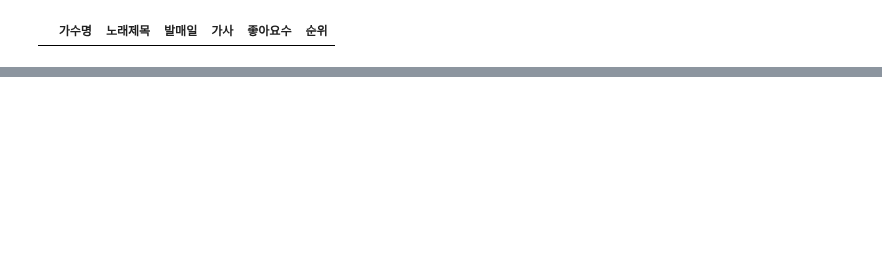
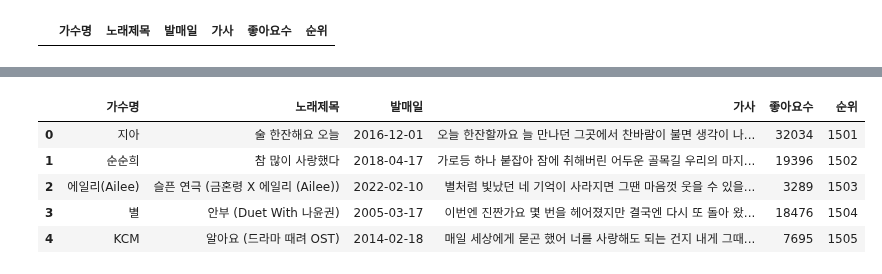
Before and after one commit to python-project-3Joe/python, a Jupyter notebook: Note/jyy.ipynb, the cells around one changed output, grey strips where cells are left out. Saved outputs shown, nothing was run; the diff lists cells and outputs as text; code cells hidden in the pictures; blank space fills up the shorter version.

```diff
--- a/Note/jyy.ipynb
+++ b/Note/jyy.ipynb
@@ -367,0 +500,10 @@ pd.read_csv("../Data/melon_top1500.csv").head()
+# %%
+test = pd.read_csv("../Data/melon_top2000.csv")
+test.head()
+# %% [output]
+|  | 가수명 | 노래제목 | 발매일 | 가사 | 좋아요수 | 순위 |
+| 0 | 지아 | 술 한잔해요 오늘 | 2016-12-01 | 오늘 한잔할까요 늘 만나던 그곳에서 찬바람이 불면 생각이 나... | 32034 | 1501 |
+| 1 | 순순희 | 참 많이 사랑했다 | 2018-04-17 | 가로등 하나 붙잡아 잠에 취해버린 어두운 골목길 우리의 마지... | 19396 | 1502 |
+| 2 | 에일리(Ailee) | 슬픈 연극 (금혼령 X 에일리 (Ailee)) | 2022-02-10 | 별처럼 빛났던 네 기억이 사라지면 그땐 마음껏 웃을 수 있을... | 3289 | 1503 |
+| 3 | 별 | 안부 (Duet With 나윤권) | 2005-03-17 | 이번엔 진짠가요 몇 번을 헤어졌지만 결국엔 다시 또 돌아 왔... | 18476 | 1504 |
+| 4 | KCM | 알아요 (드라마 때려 OST) | 2014-02-18 | 매일 세상에게 묻곤 했어 너를 사랑해도 되는 건지 내게 그때... | 7695 | 1505 |
```
Also changed, not shown: parts of 19 cells of this notebook, 1 other file.
